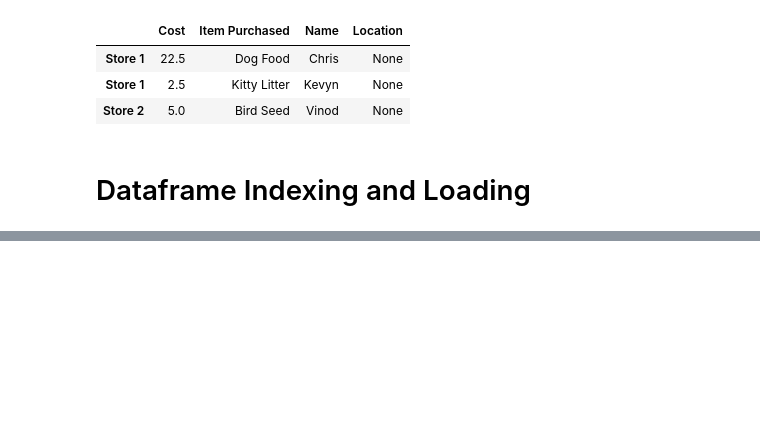
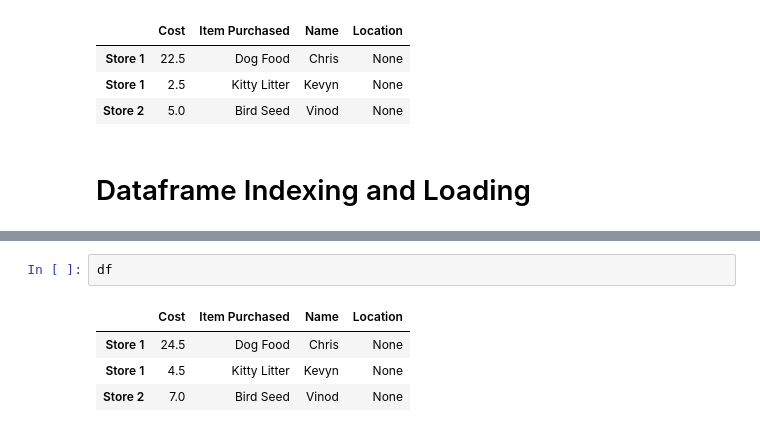
Before and after one commit to bgroveben/coursera_python_fundamentals, a Jupyter notebook: my_week_2.ipynb, the cells around one changed output, grey strips where cells are left out. Saved outputs shown, nothing was run; the diff lists cells and outputs as text; blank space fills up the shorter version.

```diff
--- a/my_week_2.ipynb
+++ b/my_week_2.ipynb
@@ -428,0 +445,7 @@ df
+# %%
+df
+# %% [output]
+|  | Cost | Item Purchased | Name | Location |
+| Store 1 | 24.5 | Dog Food | Chris | None |
+| Store 1 | 4.5 | Kitty Litter | Kevyn | None |
+| Store 2 | 7.0 | Bird Seed | Vinod | None |
```
Also changed, not shown: parts of 10 cells of this notebook, 1 other file.
